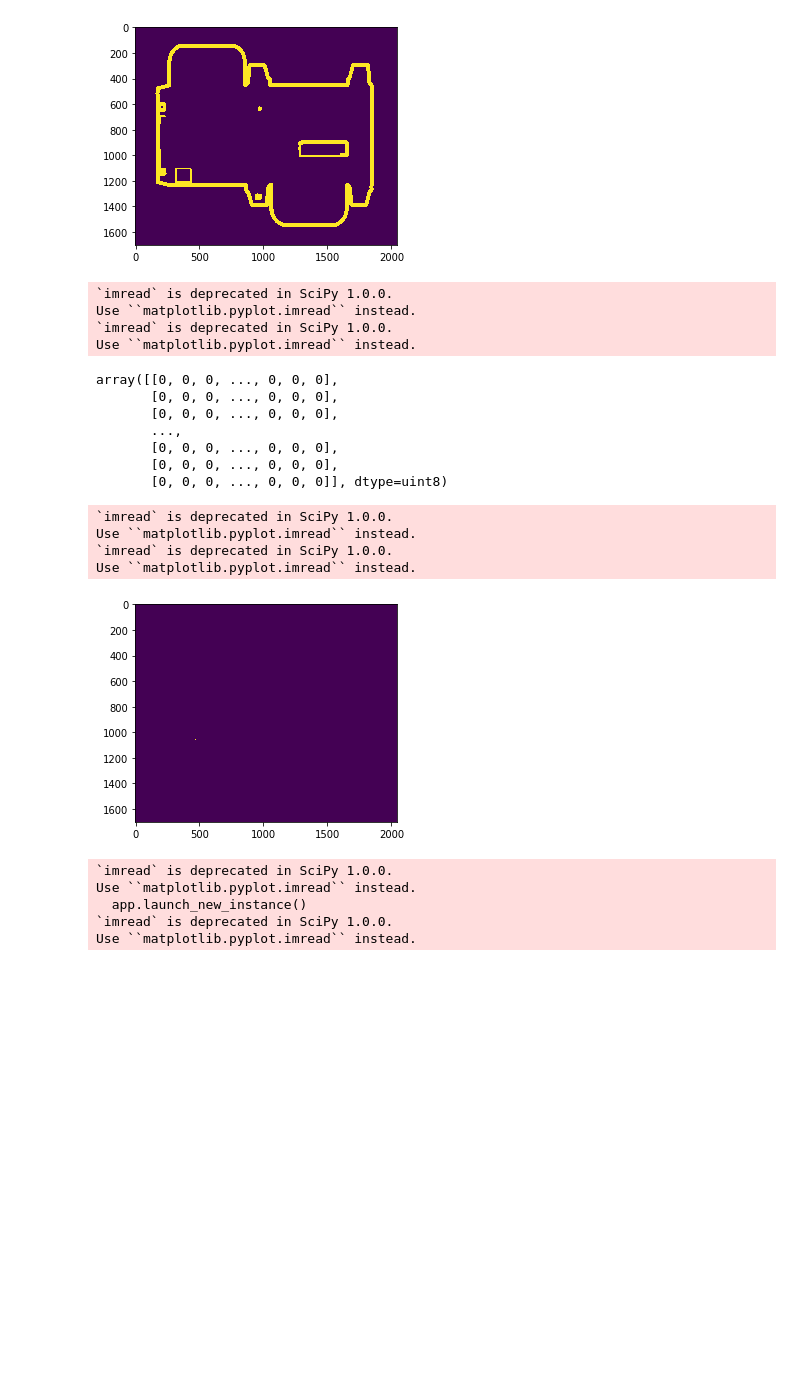
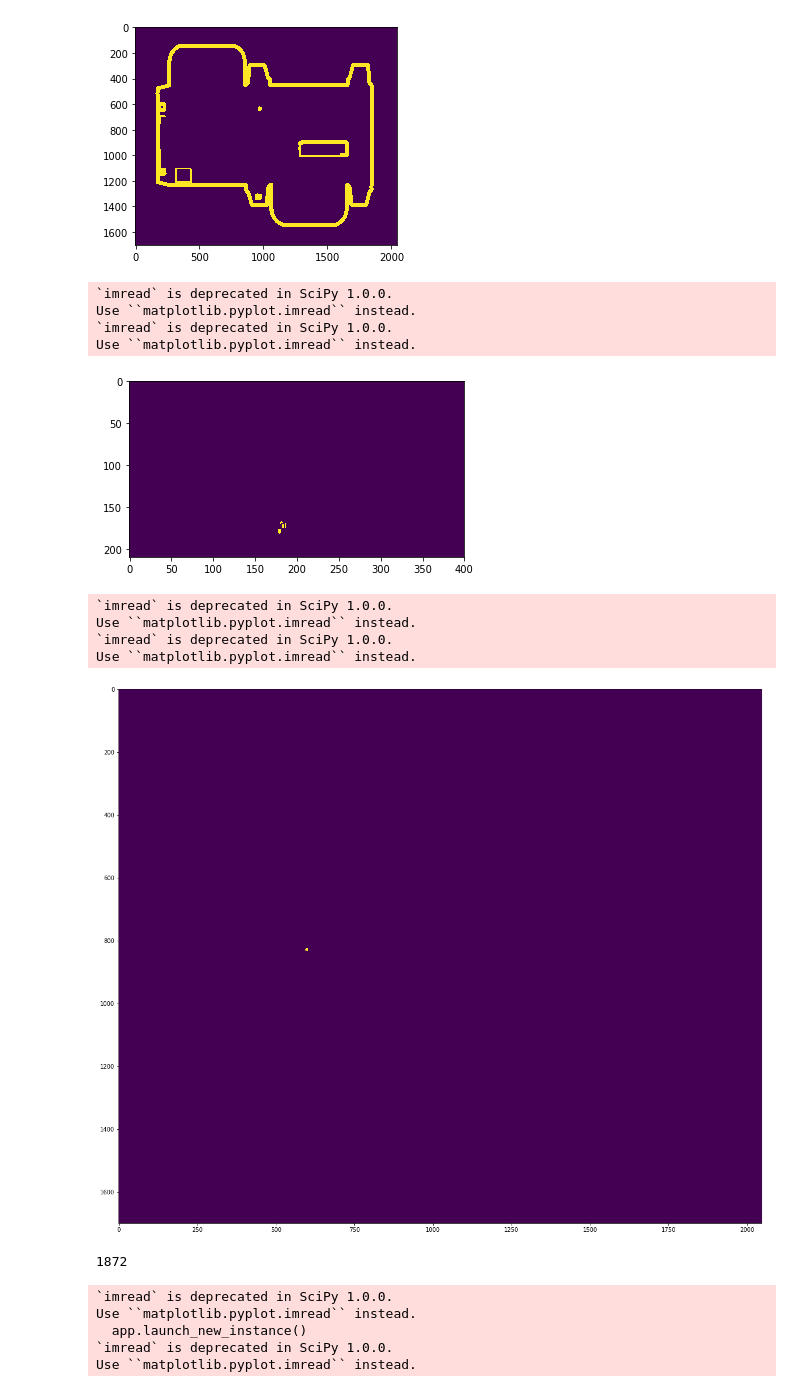
Before and after one commit to narduzzi/LauzHack2017, a Jupyter notebook: Notebooks/Full Pipeline.ipynb, the cells around one changed output. Drawn from its saved outputs; the diff is of its cells as text; code cells hidden in the pictures; blank space fills up the shorter version.

```diff
--- a/Notebooks/Full Pipeline.ipynb
+++ b/Notebooks/Full Pipeline.ipynb
@@ -136,18 +136,23 @@ def get_diff_only(image,base,zones):
 
     diff = cv2.absdiff(normalizedBase,normalizedImg)
     diff_g = cv2.cvtColor(diff, cv2.COLOR_BGR2GRAY)
-    ret,total_diff = cv2.threshold(diff_g,127,250,cv2.THRESH_BINARY)
+    ret,total_diff = cv2.threshold(diff_g,100,250,cv2.THRESH_BINARY)
     return total_diff
 # %%
-def get_diff_for_zone(image,base,zone):
+def get_diff_for_zone(image,base,zone_name,zone):
     img = image[zone[0]:zone[1],zone[2]:zone[3]]
     b = base[zone[0]:zone[1],zone[2]:zone[3]]
     image_aligned = ECC(b,img,iterations=100)
     diff = cv2.absdiff(b,image_aligned)
-    diff_g = cv2.cvtColor(diff, cv2.COLOR_BGR2GRAY)
-    ret,total_diff = cv2.threshold(diff_g,100,250,cv2.THRESH_BINARY)
+    #diff_g = cv2.cvtColor(diff, cv2.COLOR_BGR2GRAY)
+    blurred = cv2.pyrMeanShiftFiltering(diff,11,11)
+    diff_g = cv2.cvtColor(blurred,cv2.COLOR_BGR2GRAY)
+    t=127
+    if(zone_name=='ETI'):
+        t=30
+    ret,total_diff = cv2.threshold(diff_g,t,250,cv2.THRESH_BINARY)
     s = total_diff.shape
-    w = 10
+    w = int(s[1]/20)
     total_diff[0:s[0],0:w] = 0
     total_diff[0:s[0],s[1]-w:s[1]] = 0
     total_diff[0:w,0:s[1]] =0
@@ -166,23 +171,17 @@ NUM = [1300,1350,800,1000]
 
 zones = [QR,ETI,BOBST,EXCELLENCE,CERF,TOP,TEXT_CONTROL,D_CONTROL,NUM]
 
-ndarray = scipy.ndimage.imread(root+"ID0002.tif")
-#plt.imshow(ndarray)
+ndarray = scipy.ndimage.imread(root+"ID0892.tif")
+base = scipy.ndimage.imread(root+"ID0001.tif")
+d = get_diff_for_zone(ndarray,base,"ETI",ETI)
+plt.imshow(d)
 plt.show()
-base = scipy.ndimage.imread(root+"ID0001.tif")
-get_diff_for_zone(ndarray,base,CERF)
 # %% [output]
 `imread` is deprecated in SciPy 1.0.0.
 Use ``matplotlib.pyplot.imread`` instead.
 `imread` is deprecated in SciPy 1.0.0.
 Use ``matplotlib.pyplot.imread`` instead.
-array([[0, 0, 0, ..., 0, 0, 0],
-       [0, 0, 0, ..., 0, 0, 0],
-       [0, 0, 0, ..., 0, 0, 0],
-       ...,
-       [0, 0, 0, ..., 0, 0, 0],
-       [0, 0, 0, ..., 0, 0, 0],
-       [0, 0, 0, ..., 0, 0, 0]], dtype=uint8)
+[figure, added]
 # %%
 from threading import Thread
 import time
@@ -190,7 +189,7 @@ from multiprocessing import Queue
 
 #Multiprocessing mean
 def par_zone(image,base,name,zone, queue):
-    result = get_diff_for_zone(image,base,zone)
+    result = get_diff_for_zone(image,base,name,zone)
     queue.put({name: result})
 
 def get_diff_parallel(image,base,debug=False):
@@ -219,36 +218,42 @@ def get_diff_parallel(image,base,debug=False):
 
     difference = get_diff_only(image,base,zones_mask)
     for t in threads:
         t.join()
 
     all_results = [q.get() for _ in range(len(zones))]
     for r in all_results:
         k= list(r.keys())[0]
         values = r[k]
         if(debug):
             plt.imshow(values)
             plt.show()
         z = zones[k]
         difference[z[0]:z[1],z[2]:z[3]] = values
 
     difference = mask(difference)
+    kernel = np.ones((2,2),np.uint8)
+    difference = cv2.morphologyEx(difference, cv2.MORPH_OPEN, kernel)
+
     if(debug):
         plt.imshow(difference)
         plt.show()
     return difference
 
-image = scipy.ndimage.imread(root+"ID0001.tif")
-base = scipy.ndimage.imread(root+"ID4491.tif")
+image = scipy.ndimage.imread(root+"ID0330.tif")
+base = scipy.ndimage.imread(root+"ID0001.tif")
 image_aligned = ECC(base,image,iterations=10)
 difference = get_diff_parallel(image_aligned,base)
+plt.figure(figsize=[20,20])
 plt.imshow(difference)
 plt.show()
+sum(sum(difference))
 # %% [output]
 `imread` is deprecated in SciPy 1.0.0.
 Use ``matplotlib.pyplot.imread`` instead.
 `imread` is deprecated in SciPy 1.0.0.
 Use ``matplotlib.pyplot.imread`` instead.
-[figure, old version]
+[figure, new version]
+1872
 # %%
 root = "../Images/"
 detect = "../ImagesDet/"
```
